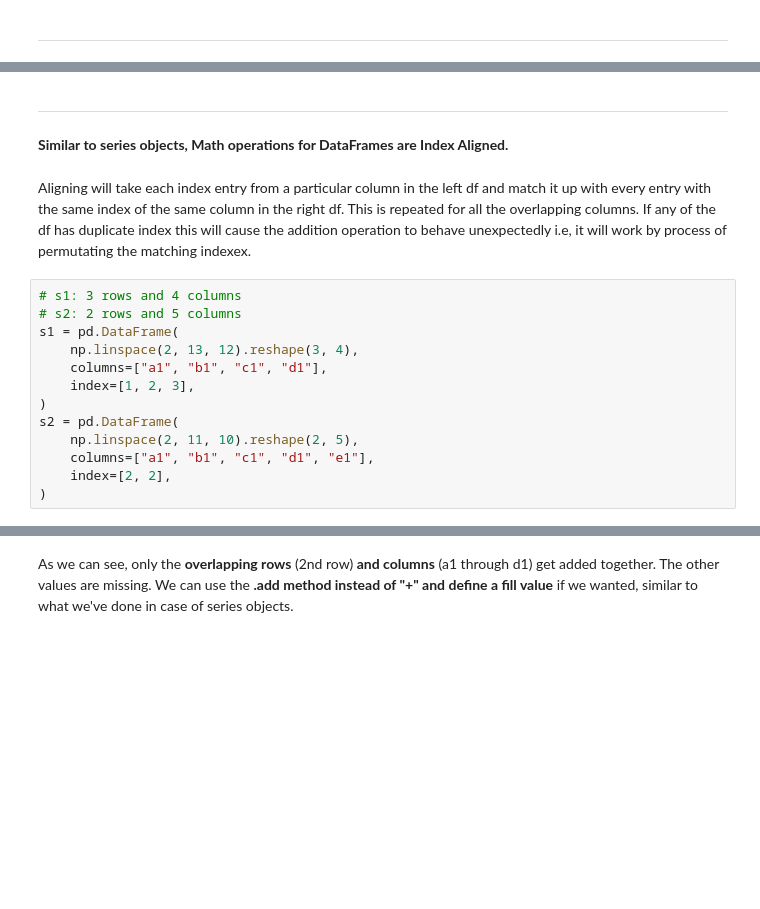
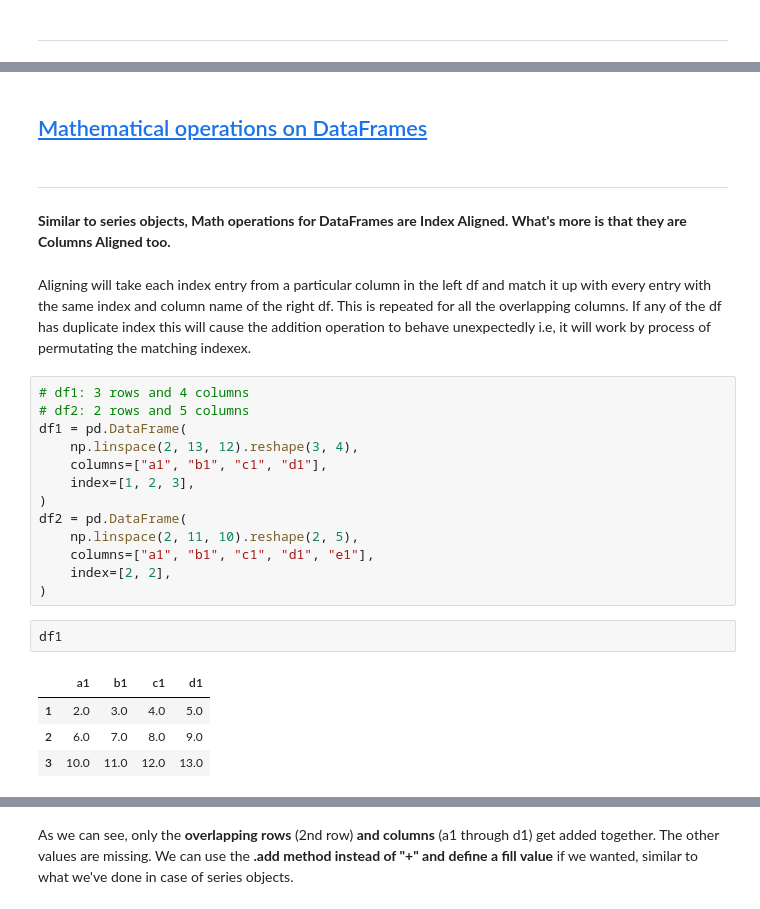
Before and after one commit to AindreaAjax/ML_Introduction, a Jupyter notebook: Pandas/04_DataFrames.ipynb, the cells around one changed output, grey strips where cells are left out. Saved outputs shown, nothing was run; the diff lists cells and outputs as text; blank space fills up the shorter version.

```diff
--- a/Pandas/04_DataFrames.ipynb
+++ b/Pandas/04_DataFrames.ipynb
@@ -181,19 +181,28 @@ dev_survey.head(3)
+# %% [markdown]
+## <a id='toc3_'></a>[Mathematical operations on DataFrames](#toc0_)
 # %% [markdown]
 ----------------
 # %% [markdown]
-**Similar to series objects, Math operations for DataFrames are Index Aligned.**
+**Similar to series objects, Math operations for DataFrames are Index Aligned. What's more is that they are Columns Aligned too.**
 # %% [markdown]
-Aligning will take each index entry from a particular column in the left df and match it up with every entry with the same index of the same column in the right df. This is repeated for all the overlapping columns. If any of the df has duplicate index this will cause the addition operation to behave unexpectedly i.e, it will work by process of permutating the matching indexex.
+Aligning will take each index entry from a particular column in the left df and match it up with every entry with the same index and column name of the right df. This is repeated for all the overlapping columns. If any of the df has duplicate index this will cause the addition operation to behave unexpectedly i.e, it will work by process of permutating the matching indexex.
 # %%
-# s1: 3 rows and 4 columns
-# s2: 2 rows and 5 columns
-s1 = pd.DataFrame(
+# df1: 3 rows and 4 columns
+# df2: 2 rows and 5 columns
+df1 = pd.DataFrame(
     np.linspace(2, 13, 12).reshape(3, 4),
     columns=["a1", "b1", "c1", "d1"],
     index=[1, 2, 3],
 )
-s2 = pd.DataFrame(
+df2 = pd.DataFrame(
     np.linspace(2, 11, 10).reshape(2, 5),
     columns=["a1", "b1", "c1", "d1", "e1"],
     index=[2, 2],
 )
+# %%
+df1
+# %% [output]
+|  | a1 | b1 | c1 | d1 |
+| 1 | 2.0 | 3.0 | 4.0 | 5.0 |
+| 2 | 6.0 | 7.0 | 8.0 | 9.0 |
+| 3 | 10.0 | 11.0 | 12.0 | 13.0 |
```
Also changed, not shown: parts of 136 cells of this notebook.
